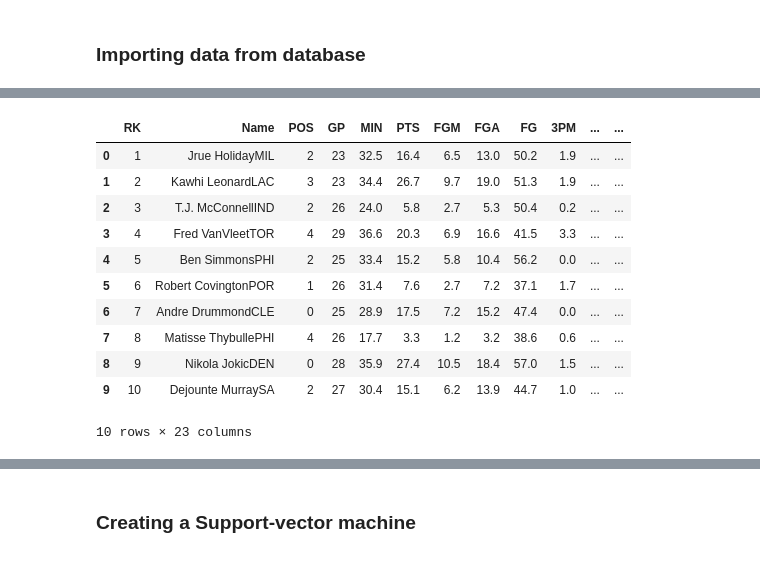
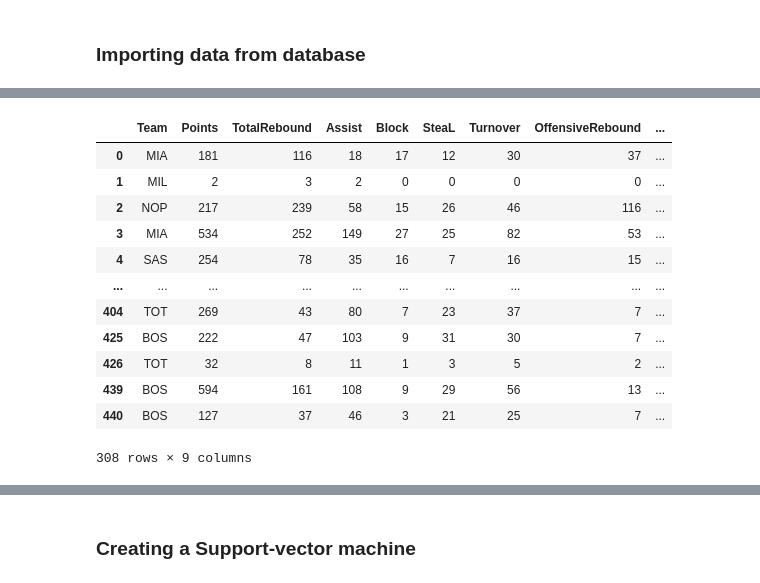
Before and after one commit to JmSambajon/group5-project, a Jupyter notebook: Simple Model for Segment 1.ipynb, the cells around one changed output, grey strips where cells are left out. Cells and saved outputs as stored; diff of their text form; code cells hidden in the pictures.

```diff
--- a/Simple Model for Segment 1.ipynb
+++ b/Simple Model for Segment 1.ipynb
@@ -22,9 +22,9 @@ db_string = f"postgres://postgres:{db_password}@127.0.0.1:5432/nba_data"
 conn = create_engine(db_string)
 # %%
 # Read in dataframe
-df = pd.read_csv("basketball_data.csv")
+df = pd.read_csv("individual_player_stats.csv", encoding='ISO-8859-1')
 df.head()
 
 #ETL -- extract transform load
-df.columns = [i.replace("%", "") for i in df.columns]
-df.drop("Unnamed: 0", inplace =True, axis =1)
+# df.columns = [i.replace("%", "") for i in df.columns]
+# df.drop("Unnamed: 0", inplace =True, axis =1)
@@ -80 +88,7 @@ PER     float64
 dtype: object
+# %%
+# Dropping noisy data
+df = df.drop(["player", "Pos", "Age", "GameStarted", "MinutesPlayed", "Game"], axis=1)
+
+
+df.head(10)
@@ -80,0 +108,3 @@ dtype: object
+# %%
+# New df
+new_df = df[["Team", "Points", "TotalRebound", "Assist", "Block", "SteaL", "Turnover", "OffensiveRebound", "DeffensiveRebound"]]
@@ -80,0 +125,17 @@ dtype: object
+# %%
+df2 = new_df.groupby("Team")
+df2.head(10)
+# %% [output]
+|  | Team | Points | TotalRebound | Assist | Block | SteaL | Turnover | OffensiveRebound | ... |
+| 0 | MIA | 181 | 116 | 18 | 17 | 12 | 30 | 37 | ... |
+| 1 | MIL | 2 | 3 | 2 | 0 | 0 | 0 | 0 | ... |
+| 2 | NOP | 217 | 239 | 58 | 15 | 26 | 46 | 116 | ... |
+| 3 | MIA | 534 | 252 | 149 | 27 | 25 | 82 | 53 | ... |
+| 4 | SAS | 254 | 78 | 35 | 16 | 7 | 16 | 15 | ... |
+| ... | ... | ... | ... | ... | ... | ... | ... | ... | ... |
+| 404 | TOT | 269 | 43 | 80 | 7 | 23 | 37 | 7 | ... |
+| 425 | BOS | 222 | 47 | 103 | 9 | 31 | 30 | 7 | ... |
+| 426 | TOT | 32 | 8 | 11 | 1 | 3 | 5 | 2 | ... |
+| 439 | BOS | 594 | 161 | 108 | 9 | 29 | 56 | 13 | ... |
+| 440 | BOS | 127 | 37 | 46 | 3 | 21 | 25 | 7 | ... |
+308 rows × 9 columns
@@ -82,19 +147,6 @@ dtype: object
 from sklearn.preprocessing import LabelEncoder
 le = LabelEncoder()
 df2 = df.copy()
-df2['POS'] = le.fit_transform(df2['POS'])
+df2['Team'] = le.fit_transform(df2['Team'])
 df2.head(10)
-# %% [output]
-|  | RK | Name | POS | GP | MIN | PTS | FGM | FGA | FG | 3PM | ... | ... |
-| 0 | 1 | Jrue HolidayMIL | 2 | 23 | 32.5 | 16.4 | 6.5 | 13.0 | 50.2 | 1.9 | ... | ... |
-| 1 | 2 | Kawhi LeonardLAC | 3 | 23 | 34.4 | 26.7 | 9.7 | 19.0 | 51.3 | 1.9 | ... | ... |
-| 2 | 3 | T.J. McConnellIND | 2 | 26 | 24.0 | 5.8 | 2.7 | 5.3 | 50.4 | 0.2 | ... | ... |
-| 3 | 4 | Fred VanVleetTOR | 4 | 29 | 36.6 | 20.3 | 6.9 | 16.6 | 41.5 | 3.3 | ... | ... |
-| 4 | 5 | Ben SimmonsPHI | 2 | 25 | 33.4 | 15.2 | 5.8 | 10.4 | 56.2 | 0.0 | ... | ... |
-| 5 | 6 | Robert CovingtonPOR | 1 | 26 | 31.4 | 7.6 | 2.7 | 7.2 | 37.1 | 1.7 | ... | ... |
-| 6 | 7 | Andre DrummondCLE | 0 | 25 | 28.9 | 17.5 | 7.2 | 15.2 | 47.4 | 0.0 | ... | ... |
-| 7 | 8 | Matisse ThybullePHI | 4 | 26 | 17.7 | 3.3 | 1.2 | 3.2 | 38.6 | 0.6 | ... | ... |
-| 8 | 9 | Nikola JokicDEN | 0 | 28 | 35.9 | 27.4 | 10.5 | 18.4 | 57.0 | 1.5 | ... | ... |
-| 9 | 10 | Dejounte MurraySA | 2 | 27 | 30.4 | 15.1 | 6.2 | 13.9 | 44.7 | 1.0 | ... | ... |
-10 rows × 23 columns
 # %%
```
Also changed, not shown: parts of 13 cells of this notebook.
